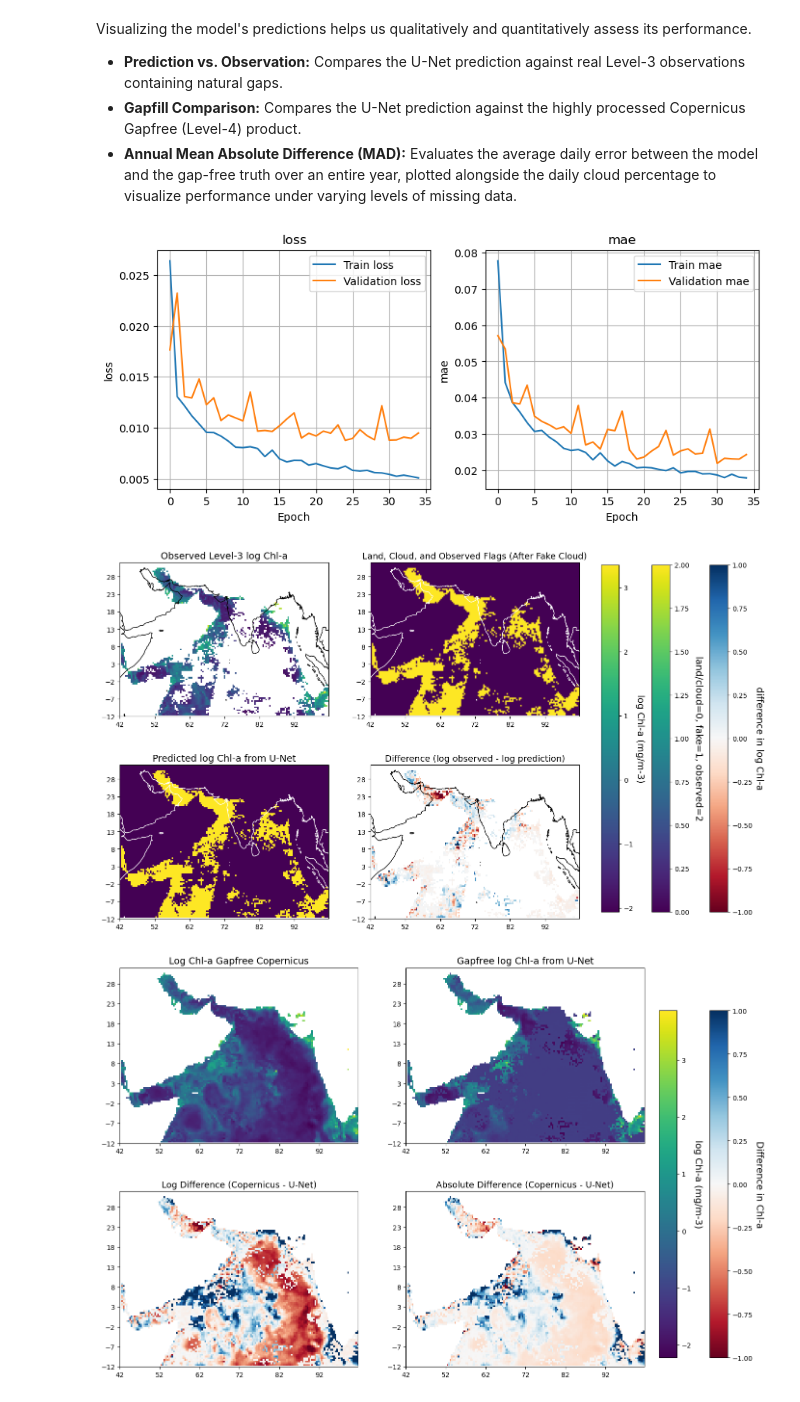
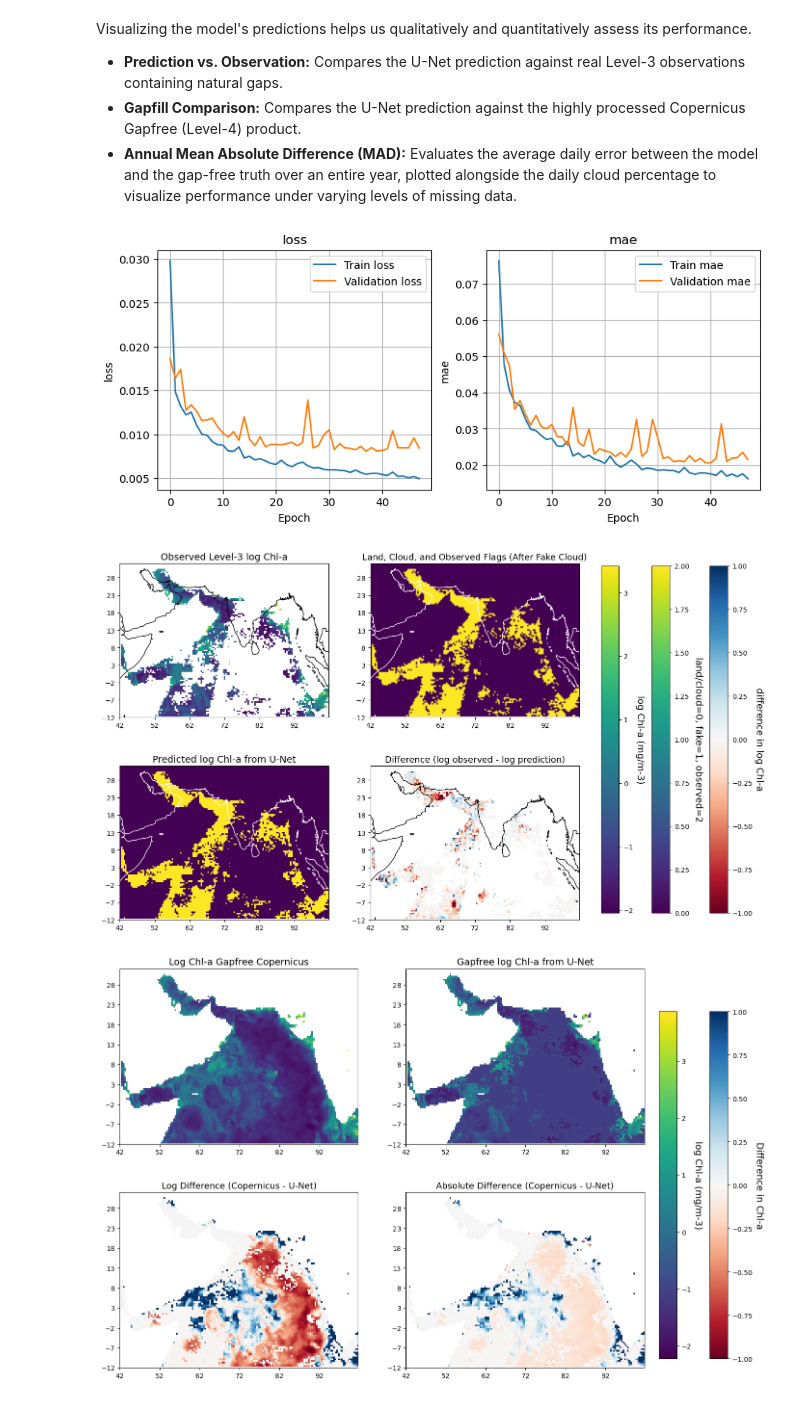
Before and after one commit to SAFS-Varanasi-Internship/mindthegap, a Jupyter notebook: book/2-U_Net-Streaming_Version.ipynb, the cells around one changed output. Drawn from its saved outputs; the diff is of its cells as text; code cells hidden in the pictures.

Commit message:
changes to utils and streaming

```diff
--- a/book/2-U_Net-Streaming_Version.ipynb
+++ b/book/2-U_Net-Streaming_Version.ipynb
@@ -68,7 +76,7 @@ Memory growth successfully enabled. GPU Details: {'compute_capability': (7, 5),
 Load the raw Zarr file from the local shared drive and establish the normalization statistics.
 # %%
 # 1. Load the RAW data from the local shared drive
-zarr_raw = xr.open_zarr(os.path.expanduser("~/shared/mind_the_chl_gap/IO.zarr"))
+zarr_raw = xr.open_zarr(os.path.expanduser("~/shared/mind_the_chl_gap/IO.zarr"), chunks={})
 
 # 2. Crop to your specific Arab Sea bounding box
 lat_min, lat_max = 5, 31
@@ -77,6 +85,11 @@ zarr_raw = zarr_raw.sel(lat=slice(lat_max, lat_min), lon=slice(lon_min, lon_max)
 
 # 3. Apply the multiple of 8 crop for the U-Net architecture
 ds_cropped = mtg.crop_to_multiple(zarr_raw, multiple=8)
+
+# 3.5. Determine the actual time chunk size for streaming
+tchunk = ds_cropped['CHL_cmes-level3'].chunksizes['time'][0]   # actual on-disk time chunk
+print("streaming block size =", tchunk)
+
 
 # 4. Cast floats to float32 to save memory
 for v in ds_cropped.data_vars:
@@ -104,6 +118,7 @@ Raw data loaded and global statistics initialized.
 # LOCAL/TEMPORARY: on-the-fly equivalent of mtg.data_preprocessing.
 # Mirrors mindthegap/create_zarr.py exactly, but returns a LAZY standardized
 # xr.Dataset instead of writing a zarr — so xbatcher streams it from raw IO.zarr.
+####MAKE flag for standardize chl yes or no######
 def build_standardized_lazy(zarr_ds, features, train_year, train_range):
     numer_features = []
     cat_features = []
@@ -119,10 +134,10 @@ def build_standardized_lazy(zarr_ds, features, train_year, train_range):
     day_sin = np.sin(day_rad)
     day_cos = np.cos(day_rad)
     day_sin = np.tile(day_sin[:, np.newaxis, np.newaxis], (1,) + CHL_data[0].shape)
-    day_sin = da.rechunk(day_sin, (100, *day_sin.shape[1:]))
+    day_sin = da.rechunk(day_sin, (tchunk, *day_sin.shape[1:])) # may be wrong
     numer_features.append(day_sin)
     day_cos = np.tile(day_cos[:, np.newaxis, np.newaxis], (1,) + CHL_data[0].shape)
-    day_cos = da.rechunk(day_cos, (100, *day_cos.shape[1:]))
+    day_cos = da.rechunk(day_cos, (tchunk, *day_cos.shape[1:]))# may be wrong
     numer_features.append(day_cos)
 
     day_shift_flag = np.vstack((zarr_ds['CHL_cmes-cloud'].data[10:], zarr_ds['CHL_cmes-cloud'].data[:10]))
@@ -177,7 +192,7 @@ def build_standardized_lazy(zarr_ds, features, train_year, train_range):
     data_vars["CHL"] = (("time", "lat", "lon"), CHL_data_stdized.data)
 
     coords = {c: zarr_ds.coords[c] for c in ("time", "lat", "lon")}
-    ds_out = xr.Dataset(data_vars=data_vars, coords=coords).chunk({"time": 100, "lat": -1, "lon": -1})
+    ds_out = xr.Dataset(data_vars=data_vars, coords=coords).chunk({"time": tchunk, "lat": -1, "lon": -1}) # may be wrong
     stats = {'CHL': np.array([CHL_mean, CHL_stdev]),
              'masked_CHL': np.array([feat_mean[-3], feat_stdev[-3]])}
     return ds_out, stats
@@ -278,7 +293,7 @@ output_signature = (
 ds_train = ds_std.sel(time=slice(f'{train_year}-01-01', f'{train_year+train_range}-01-01'))
 ds_val = ds_std.sel(time=slice(f'{train_year+train_range}-01-01', f'{train_year+train_range+val_range}-01-01'))
 
-input_dims = {"time": 100, "lat": lat_size, "lon": lon_size}
+input_dims = {"time": tchunk, "lat": lat_size, "lon": lon_size} # may be wrong
 input_overlap = {"time": 0, "lat": 0, "lon": 0}
 train_batcher = BatchGenerator(ds_train, input_dims=input_dims, input_overlap=input_overlap)
 val_batcher = BatchGenerator(ds_val, input_dims=input_dims, input_overlap=input_overlap)
@@ -300,14 +315,14 @@ def make_tf_gen(batcher, x_vars):
 
 train_dataset = tf.data.Dataset.from_generator(
     make_tf_gen(train_batcher, X_vars), output_signature=output_signature
-).shuffle(512).batch(1).repeat().prefetch(tf.data.AUTOTUNE)
+).shuffle(512).batch(1).repeat().prefetch(tf.data.AUTOTUNE) # took out .shuffle(512) changed batch to 4
 
 val_dataset = tf.data.Dataset.from_generator(
     make_tf_gen(val_batcher, X_vars), output_signature=output_signature
 ).batch(1).repeat().prefetch(tf.data.AUTOTUNE)
 
-train_steps = (ds_train.sizes['time'] // 100) * 100
-val_steps = (ds_val.sizes['time'] // 100) * 100
+train_steps = (ds_train.sizes['time'] // tchunk )* tchunk  # changed from //100)*100
+val_steps = (ds_val.sizes['time'] // tchunk )* tchunk
 early_stop = EarlyStopping(patience=10, restore_best_weights=True)
 
 history = model.fit(
@@ -426,7 +468,7 @@ def plot_losses(history):
 
 plot_losses(history)
 # %% [output]
-[figure, old version]
+[figure, new version]
 # %%
 def plot_prediction_observed(zarr_raw, model, date_to_predict):
     target_date = pd.to_datetime(date_to_predict)
@@ -502,17 +544,28 @@ def plot_prediction_observed(zarr_raw, model, date_to_predict):
 # Run Prediction Map
 plot_prediction_observed(ds_cropped, model, '2020-09-08')
 # %% [output]
-[figure, old version]
+[figure, new version]
 # %%
 def plot_prediction_gapfill(zarr_raw, model, date_to_predict):
     target_date = pd.to_datetime(date_to_predict)
     zarr_date = zarr_raw.sel(time=target_date)
+    m_mean, m_std = stats['masked_CHL'][0], stats['masked_CHL'][1]
 
-    # Input: all 13 standardized channels straight from ds_std (matches training)
-    X = np.stack(
-        [np.nan_to_num(ds_std[v].sel(time=target_date).values, nan=0.0) for v in X_vars],
-        axis=-1
-    ).astype(np.float32)
+    # Start from the training-style standardized channels in ds_std
+    chans = {v: np.nan_to_num(ds_std[v].sel(time=target_date).values, nan=0.0) for v in X_vars}
+
+    # Fit's gapfill INFERENCE trick: feed the DENSE observed level-3 field as the CHL/masked
+    # input (standardized by masked_CHL stats), turn OFF fake clouds, and mark those pixels
+    # valid, so the network fills every gap rather than echoing the sparse training channel.
+    with np.errstate(divide='ignore', invalid='ignore'):
+        obs = np.log(zarr_date['CHL_cmes-level3'].values)
+    obs_std = np.nan_to_num((obs - m_mean) / m_std, nan=0.0, posinf=0.0, neginf=0.0)
+
+    if 'masked_CHL' in chans:      chans['masked_CHL'] = obs_std
+    if 'fake_cloud_flag' in chans: chans['fake_cloud_flag'] = np.zeros_like(obs_std)
+    if 'valid_CHL_flag' in chans:  chans['valid_CHL_flag'] = np.where(~np.isnan(obs), 1.0, chans['valid_CHL_flag'])
+
+    X = np.stack([chans[v] for v in X_vars], axis=-1).astype(np.float32)
 
     predicted_CHL_std = model.predict(X[np.newaxis, ...], verbose=0)[0, :, :, 0]
     predicted_CHL = (predicted_CHL_std * y_std) + y_mean
@@ -531,32 +584,32 @@ def plot_prediction_gapfill(zarr_raw, model, date_to_predict):
     im0 = axes[0, 0].imshow(true_CHL, vmin=vmin, vmax=vmax, extent=extent, origin='upper', transform=ccrs.PlateCarree())
     axes[0, 0].set_xticks(np.arange(42, 102, 10), crs=ccrs.PlateCarree())
     axes[0, 0].set_yticks(np.arange(-12, 32, 5), crs=ccrs.PlateCarree())
     axes[0, 0].set_title('Log Chl-a Gapfree Copernicus', size=14)
 
-    im1 = axes[0, 1].imshow(predicted_CHL, extent=extent, origin='upper', transform=ccrs.PlateCarree())
+    im1 = axes[0, 1].imshow(predicted_CHL, vmin=vmin, vmax=vmax, extent=extent, origin='upper', transform=ccrs.PlateCarree())
     axes[0, 1].set_xticks(np.arange(42, 102, 10), crs=ccrs.PlateCarree())
     axes[0, 1].set_yticks(np.arange(-12, 32, 5), crs=ccrs.PlateCarree())
     axes[0, 1].set_title('Gapfree log Chl-a from U-Net', size=14)
 
     im2 = axes[1, 0].imshow(log_diff, vmin=-1, vmax=1, extent=extent, origin='upper', transform=ccrs.PlateCarree(), cmap=plt.cm.RdBu)
     axes[1, 0].set_xticks(np.arange(42, 102, 10), crs=ccrs.PlateCarree())
     axes[1, 0].set_yticks(np.arange(-12, 32, 5), crs=ccrs.PlateCarree())
     axes[1, 0].set_title('Log Difference (Copernicus - U-Net)', size=13)
 
     im3 = axes[1, 1].imshow(diff, vmin=-1, vmax=1, extent=extent, origin='upper', transform=ccrs.PlateCarree(), cmap=plt.cm.RdBu)
     axes[1, 1].set_xticks(np.arange(42, 102, 10), crs=ccrs.PlateCarree())
     axes[1, 1].set_yticks(np.arange(-12, 32, 5), crs=ccrs.PlateCarree())
     axes[1, 1].set_title('Absolute Difference (Copernicus - U-Net)', size=13)
 
     fig.subplots_adjust(right=0.85)
     cbar1 = fig.colorbar(im0, cax=fig.add_axes([0.87, 0.14, 0.025, 0.72]))
     cbar1.ax.set_ylabel('log Chl-a (mg/m-3)', rotation=270, size=14, labelpad=16)
     cbar2 = fig.colorbar(im2, cax=fig.add_axes([0.94, 0.14, 0.025, 0.72]))
     cbar2.ax.set_ylabel('Difference in Chl-a', rotation=270, size=14, labelpad=16)
     plt.subplots_adjust(top=0.96)
     plt.show()
 
 # Run Gapfill Comparison
 plot_prediction_gapfill(ds_cropped, model, '2020-09-08')
 # %% [output]
-[figure, old version]
+[figure, new version]
```
Also changed, not shown: parts of 11 cells of this notebook, 3 other files.
